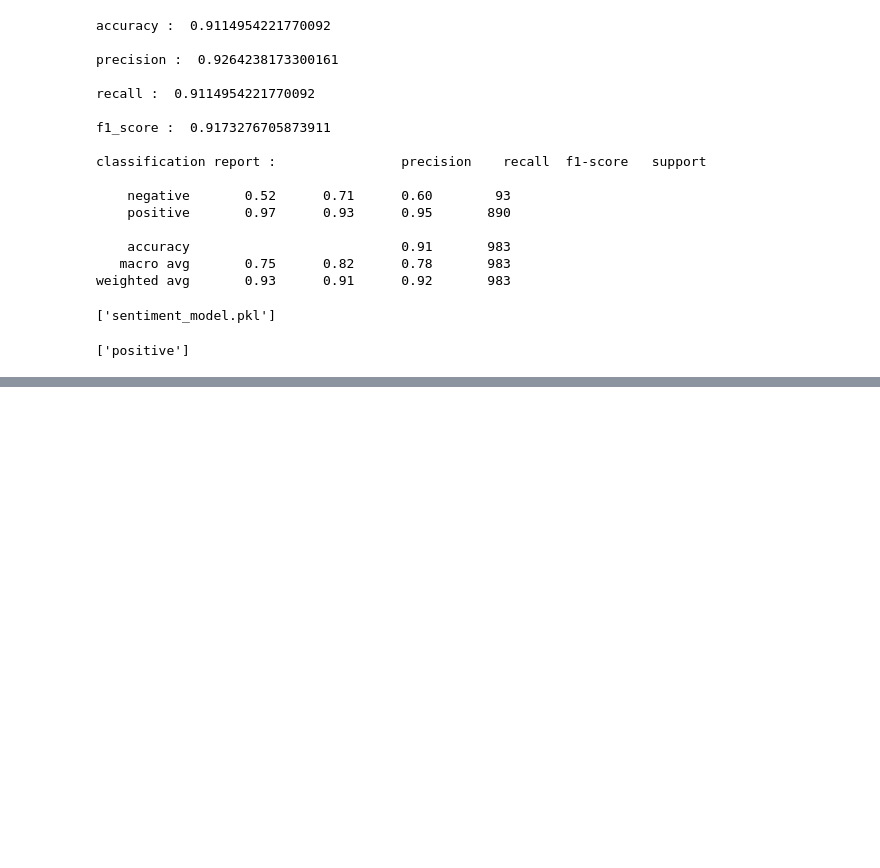
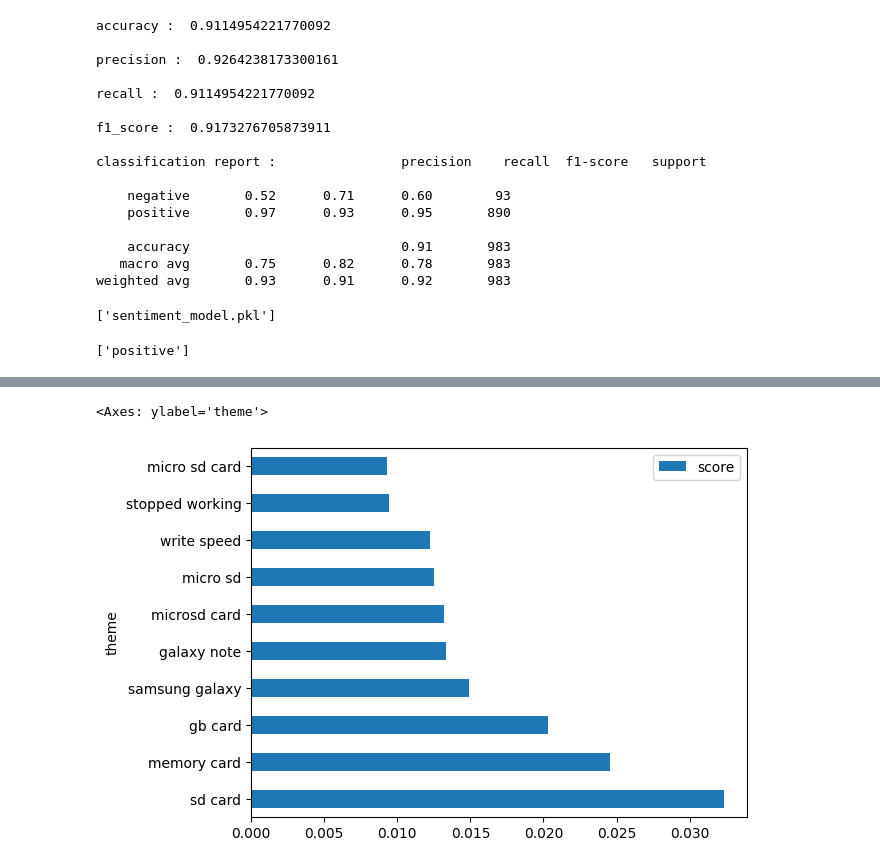
Before and after one commit to LokeshGopal2104/review_sentiment_analysis_system, a Jupyter notebook: logistic_regression_system/lr_review_sentiment_analysis.ipynb, the cells around one changed output, grey strips where cells are left out. Cells and saved outputs as stored; diff of their text form; code cells hidden in the pictures; blank space fills up the shorter version.

Commit message:
added text extraction to the code

```diff
--- a/logistic_regression_system/lr_review_sentiment_analysis.ipynb
+++ b/logistic_regression_system/lr_review_sentiment_analysis.ipynb
@@ -366,0 +410,12 @@ print(prediction)
+# %%
+negative_themes = extract_themes(
+    negative_reviews,
+    top_n=20
+)
+
+print("\n")
+print("=" * 60)
+print("TOP NEGATIVE THEMES")
+print("=" * 60)
+
+print(negative_themes)
@@ -366,0 +485,9 @@ print(prediction)
+# %%
+negative_themes.head(10).plot(
+    x='theme',
+    y='score',
+    kind='barh'
+)
+# %% [output]
+<Axes: ylabel='theme'>
+[figure, added]
```
Also changed, not shown: parts of 15 cells of this notebook, 1 other file.
